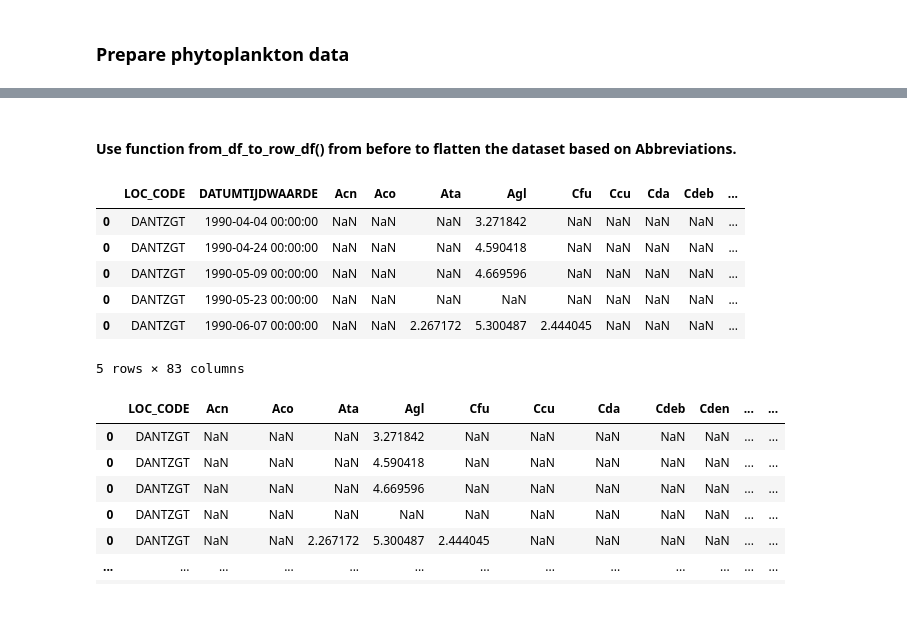
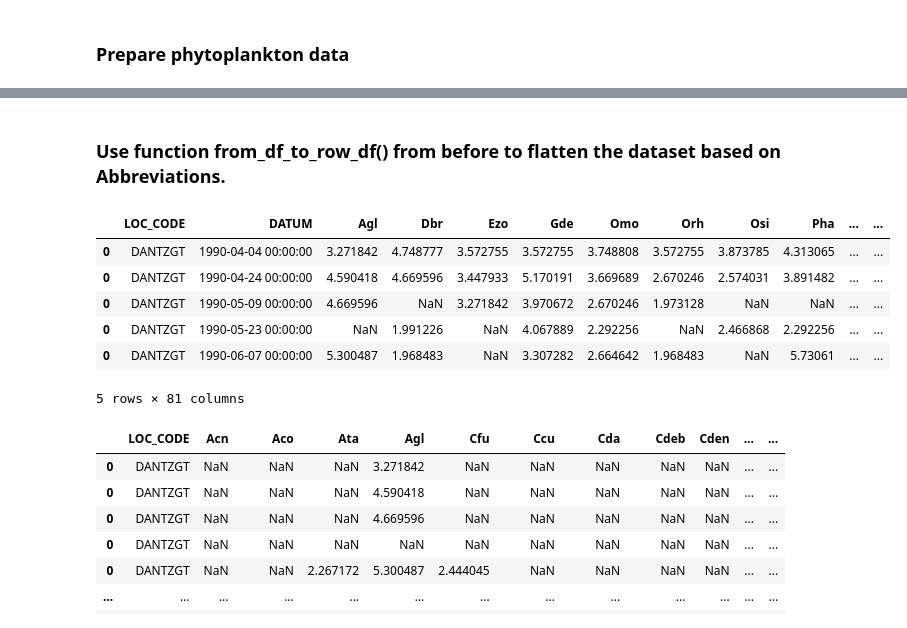
Before and after one commit to JinseiSteven/Phytoplankton-Prediction-Project, a Jupyter notebook: scripts/data_analysis/data_analysis.ipynb, the cells around one changed output, grey strips where cells are left out. Saved outputs shown, nothing was run; the diff lists cells and outputs as text; code cells hidden in the pictures.

```diff
--- a/scripts/data_analysis/data_analysis.ipynb
+++ b/scripts/data_analysis/data_analysis.ipynb
@@ -346,0 +376,5 @@ phyto_df.head()
+# %%
+# conflict between species/group after merge, keep only relevant columns
+phyto_df.drop([col for col in phyto_df.columns if col not in ["LOC_CODE", "SPEC", "DATUM", "cL"]], axis=1, inplace=True)
+
+display(phyto_df)
@@ -346,0 +397,9 @@ phyto_df.head()
+# %%
+phyto_duplicates = phyto_df[phyto_df.duplicated(subset=["LOC_CODE", "DATUM", "SPEC"], keep=False)].sort_values(by=["LOC_CODE", "DATUM", "SPEC"]).reset_index(drop=True)
+phyto_non_duplicates = phyto_df[~phyto_df.duplicated(subset=["LOC_CODE", "DATUM", "SPEC"], keep=False)]
+
+display(phyto_duplicates)
+# display(phyto_non_duplicates)
+
+n_duplicates = len(phyto_duplicates.groupby(["LOC_CODE", "DATUM", "SPEC"]).size())
+display(n_duplicates)
@@ -346,0 +434,10 @@ phyto_df.head()
+# %%
+def spec_aggregate(group):
+    if any(spec in group["SPEC"].values for spec in ["Agl", "Cha", "Pha", "Gde"]):
+        return group['cL'].sum()
+    else:
+        return group['cL'].mean()
+
+phyto_aggregated = phyto_duplicates.groupby(["LOC_CODE", "DATUM", "SPEC"]).apply(spec_aggregate).reset_index(name='cL')
+
+display(phyto_aggregated)
@@ -346,0 +458,5 @@ phyto_df.head()
+# %%
+final_phyto = pd.concat([phyto_non_duplicates, phyto_aggregated]).sort_values(by=["LOC_CODE", "DATUM", "SPEC"]).reset_index(drop=True)
+
+
+display(final_phyto)
@@ -347,35 +477,35 @@ phyto_df.head()
 # %% [markdown]
-#### Use function from_df_to_row_df() from before to flatten the dataset based on Abbreviations.
+### Use function from_df_to_row_df() from before to flatten the dataset based on Abbreviations.
 # %%
 # recompute 'LcL' column
-phyto_df['LcL'] = np.log10(phyto_df['cL'] + 1)
+final_phyto['LcL'] = np.log10(final_phyto['cL'] + 1)
 
 # Extract unique species
-unique_SPEC = phyto_df['SPEC'].unique()
+unique_SPEC = final_phyto['SPEC'].unique()
 
-# Group the DataFrame by 'LOC_CODE' and 'DATUMTIJDWAARDE'
-new_col_list = ["LOC_CODE", "DATUMTIJDWAARDE"] + list(unique_SPEC)
+# Group the DataFrame by 'LOC_CODE' and 'DATUM'
+new_col_list = ["LOC_CODE", "DATUM"] + list(unique_SPEC)
 phyto_flattened = pd.DataFrame(columns=new_col_list)
 
-phyto_grouped = phyto_df.groupby(['LOC_CODE', 'DATUMTIJDWAARDE'])
+phyto_grouped = final_phyto.groupby(['LOC_CODE', 'DATUM'])
 
 # Iterate over the groups
 for (location, time), group_df in phyto_grouped:
     # 'location' and 'time' are the current group keys
     # 'group_df' is the DataFrame for the current group
     # Process the group_df as needed
     # print(group_df)
-    group = from_df_to_row_df(group_df, location, time, col_list=["LOC_CODE", "DATUMTIJDWAARDE", 'SPEC', "LcL"])
+    group = from_df_to_row_df(group_df, location, time, col_list=["LOC_CODE", "DATUM", 'SPEC', "LcL"])
     phyto_flattened = pd.concat([phyto_flattened, group], axis=0, join='outer')
 
 phyto_flattened.head()
 # %% [output]
-|  | LOC_CODE | DATUMTIJDWAARDE | Acn | Aco | Ata | Agl | Cfu | Ccu | Cda | Cdeb | ... |
-| 0 | DANTZGT | 1990-04-04 00:00:00 | NaN | NaN | NaN | 3.271842 | NaN | NaN | NaN | NaN | ... |
-| 0 | DANTZGT | 1990-04-24 00:00:00 | NaN | NaN | NaN | 4.590418 | NaN | NaN | NaN | NaN | ... |
-| 0 | DANTZGT | 1990-05-09 00:00:00 | NaN | NaN | NaN | 4.669596 | NaN | NaN | NaN | NaN | ... |
-| 0 | DANTZGT | 1990-05-23 00:00:00 | NaN | NaN | NaN | NaN | NaN | NaN | NaN | NaN | ... |
-| 0 | DANTZGT | 1990-06-07 00:00:00 | NaN | NaN | 2.267172 | 5.300487 | 2.444045 | NaN | NaN | NaN | ... |
+|  | LOC_CODE | DATUM | Agl | Dbr | Ezo | Gde | Omo | Orh | Osi | Pha | ... | ... |
+| 0 | DANTZGT | 1990-04-04 00:00:00 | 3.271842 | 4.748777 | 3.572755 | 3.572755 | 3.748808 | 3.572755 | 3.873785 | 4.313065 | ... | ... |
+| 0 | DANTZGT | 1990-04-24 00:00:00 | 4.590418 | 4.669596 | 3.447933 | 5.170191 | 3.669689 | 2.670246 | 2.574031 | 3.891482 | ... | ... |
+| 0 | DANTZGT | 1990-05-09 00:00:00 | 4.669596 | NaN | 3.271842 | 3.970672 | 2.670246 | 1.973128 | NaN | NaN | ... | ... |
+| 0 | DANTZGT | 1990-05-23 00:00:00 | NaN | 1.991226 | NaN | 4.067889 | 2.292256 | NaN | 2.466868 | 2.292256 | ... | ... |
+| 0 | DANTZGT | 1990-06-07 00:00:00 | 5.300487 | 1.968483 | NaN | 3.307282 | 2.664642 | 1.968483 | NaN | 5.73061 | ... | ... |
-5 rows × 83 columns
+5 rows × 81 columns
 # %%
 # Extract date and time
```
Also changed, not shown: parts of 13 cells of this notebook.
